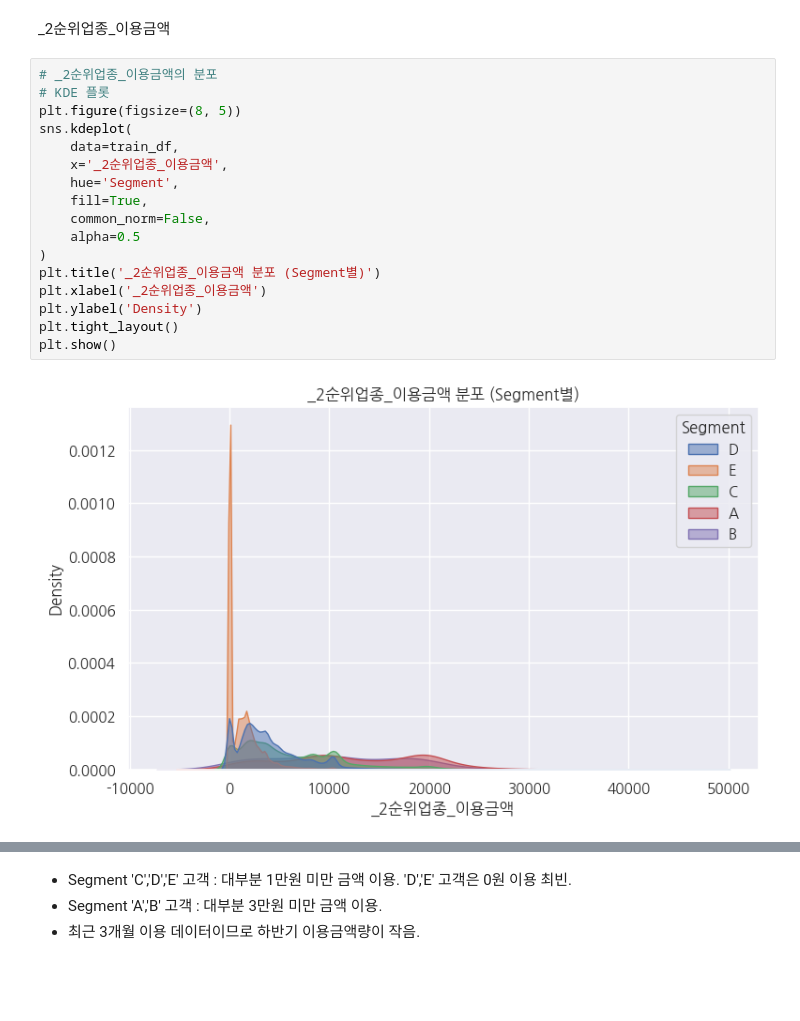
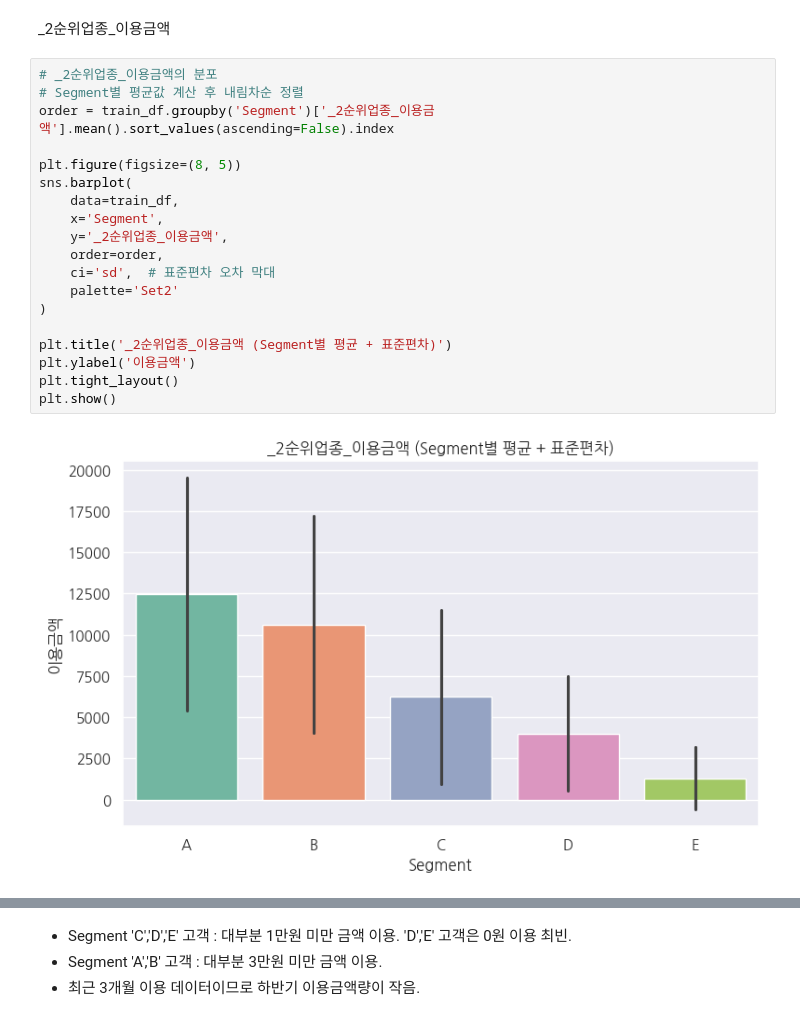
Before and after one commit to minji1404/likelion_finalproject, a Jupyter notebook: members/최현석/jupyter/6.EDA.ipynb, the cells around one changed output, grey strips where cells are left out. Drawn from its saved outputs; the diff is of its cells as text; blank space fills up the shorter version.

```diff
--- a/members/최현석/jupyter/6.EDA.ipynb
+++ b/members/최현석/jupyter/6.EDA.ipynb
@@ -211,20 +205,22 @@ dtype: int64
 _2순위업종_이용금액
 # %%
 # _2순위업종_이용금액의 분포
-# KDE 플롯
+# Segment별 평균값 계산 후 내림차순 정렬
+order = train_df.groupby('Segment')['_2순위업종_이용금액'].mean().sort_values(ascending=False).index
+
 plt.figure(figsize=(8, 5))
-sns.kdeplot(
+sns.barplot(
     data=train_df,
-    x='_2순위업종_이용금액',
-    hue='Segment',
-    fill=True,
-    common_norm=False,
-    alpha=0.5
+    x='Segment',
+    y='_2순위업종_이용금액',
+    order=order,
+    ci='sd',  # 표준편차 오차 막대
+    palette='Set2'
 )
-plt.title('_2순위업종_이용금액 분포 (Segment별)')
-plt.xlabel('_2순위업종_이용금액')
-plt.ylabel('Density')
+
+plt.title('_2순위업종_이용금액 (Segment별 평균 + 표준편차)')
+plt.ylabel('이용금액')
 plt.tight_layout()
 plt.show()
 # %% [output]
-[figure, old version]
+[figure, new version]
```
Also changed, not shown: parts of 12 cells of this notebook, 8 other files.
